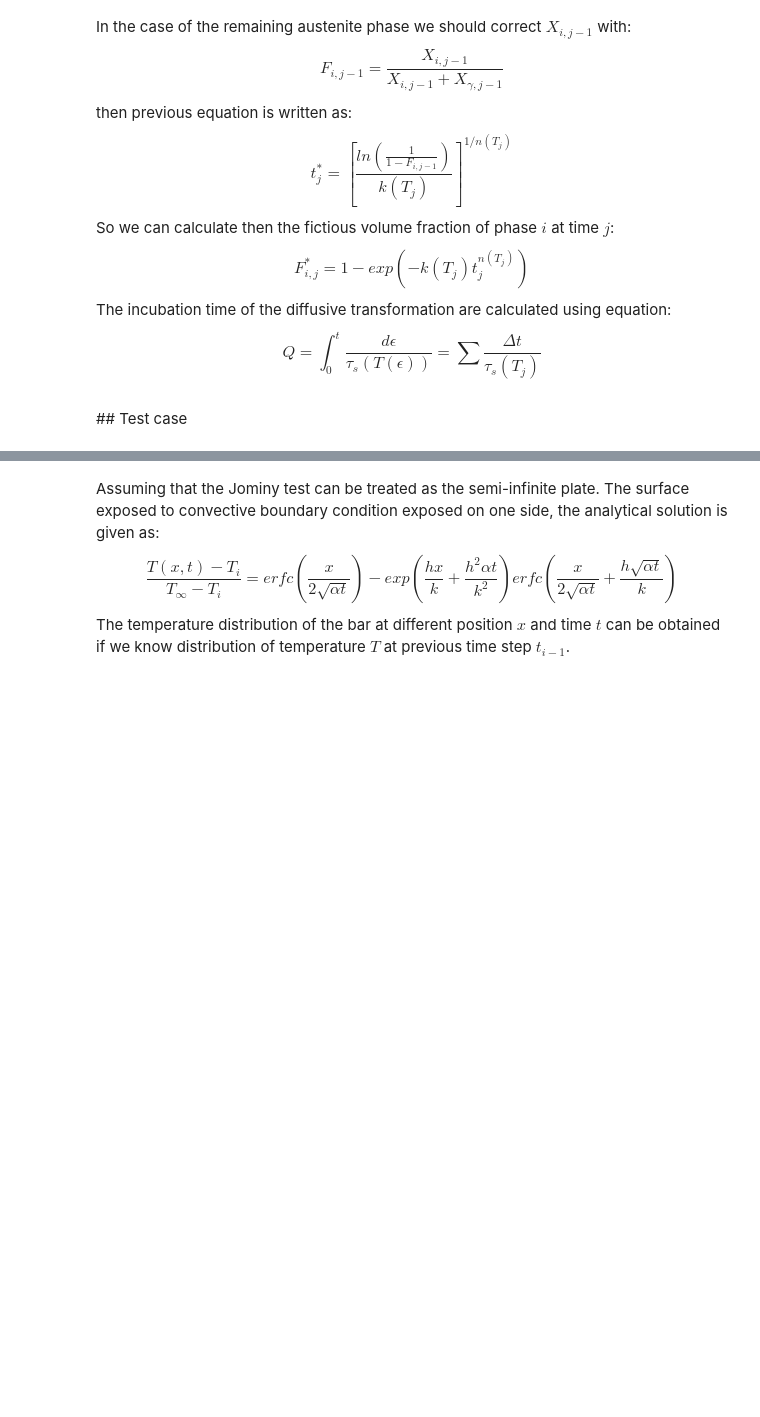
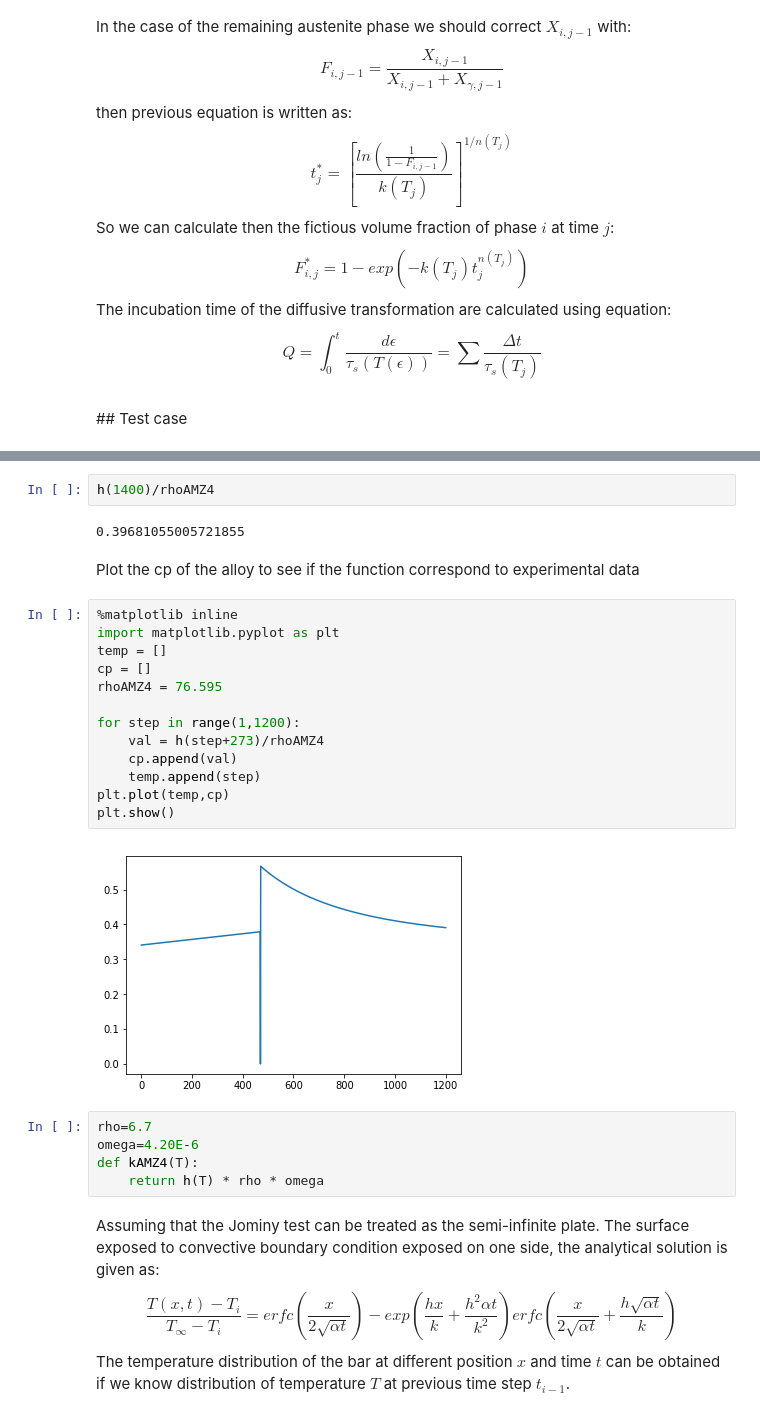
Before and after one commit to Teslos/TTT, a Jupyter notebook: TTTBMG.ipynb, the cells around one changed output, grey strips where cells are left out. Saved outputs shown, nothing was run; the diff lists cells and outputs as text; blank space fills up the shorter version.

```diff
--- a/TTTBMG.ipynb
+++ b/TTTBMG.ipynb
@@ -127,3 +136,29 @@ def h(T):
+# %%
+h(1400)/rhoAMZ4
+# %% [output]
+0.39681055005721855
+# %% [markdown]
+Plot the cp of the alloy to see if the function correspond to experimental data
+# %%
+%matplotlib inline
+import matplotlib.pyplot as plt
+temp = []
+cp = []
+rhoAMZ4 = 76.595
+
+for step in range(1,1200):
+    val = h(step+273)/rhoAMZ4
+    cp.append(val)
+    temp.append(step)
+plt.plot(temp,cp)
+plt.show()
+# %% [output]
+[figure, added]
+# %%
+rho=6.7
+omega=4.20E-6
+def kAMZ4(T):
+    return h(T) * rho * omega
 # %% [markdown]
 Assuming that the Jominy test can be treated as the semi-infinite plate. The surface exposed to convective boundary condition exposed on one side, the analytical solution is given as:
 $$
```
Also changed, not shown: parts of 14 cells of this notebook, 1 other file.
